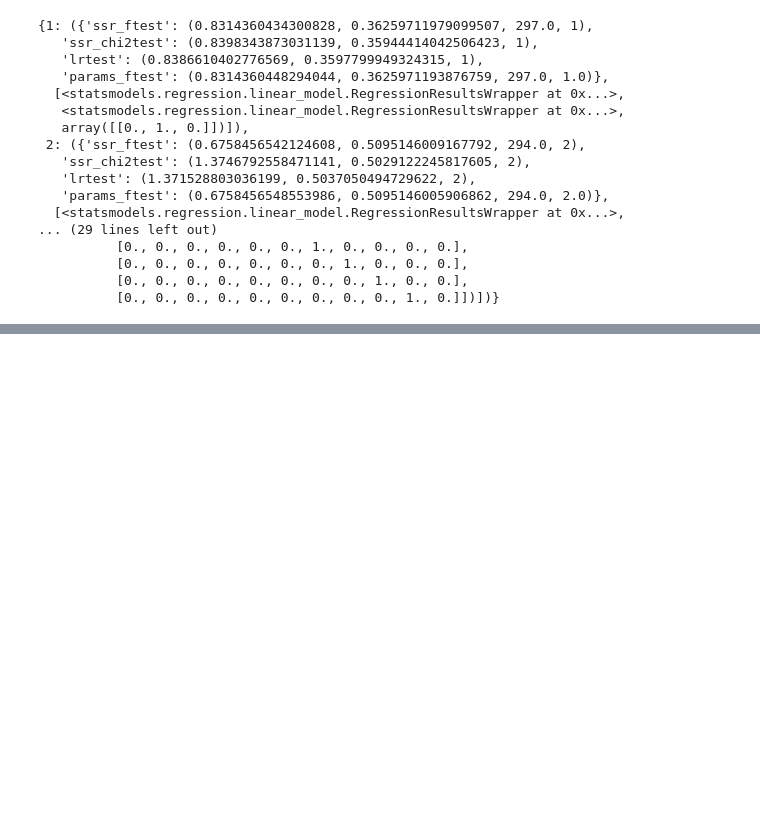
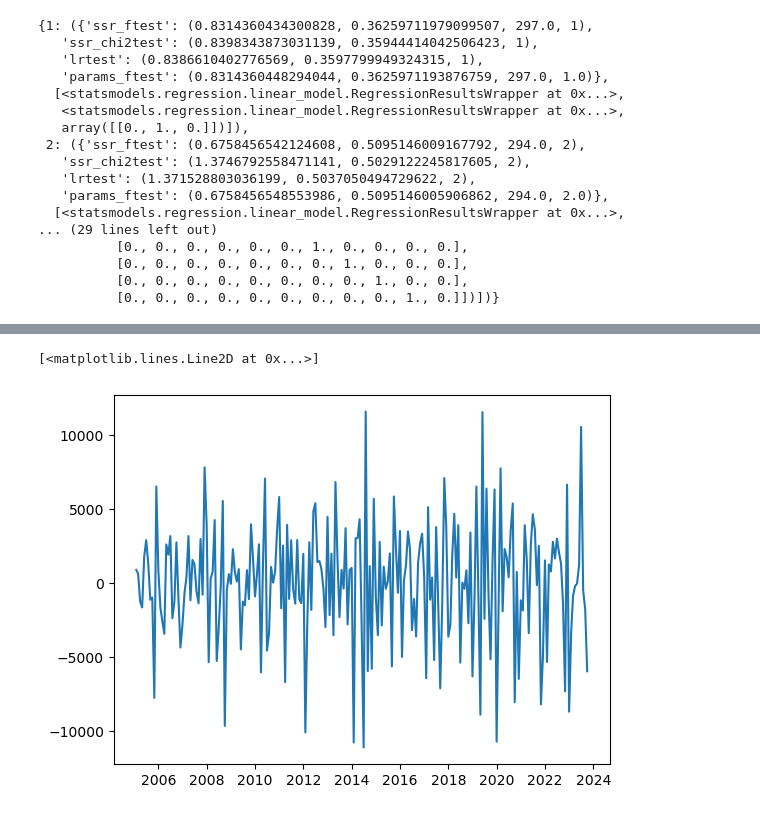
Before and after one commit to elahe-dastan/MilkMarketMaster, a Jupyter notebook: notebooks/demo.ipynb, the cells around one changed output, grey strips where cells are left out. Cells and saved outputs as stored; diff of their text form; code cells hidden in the pictures; blank space fills up the shorter version.

```diff
--- a/notebooks/demo.ipynb
+++ b/notebooks/demo.ipynb
@@ -305,0 +398,5 @@ result
+# %%
+plt.plot(production['value'] - production['value'].shift(1))
+# %% [output]
+[<matplotlib.lines.Line2D at 0x...>]
+[figure, added]
```
Also changed, not shown: parts of 21 cells of this notebook, 7 other files.
